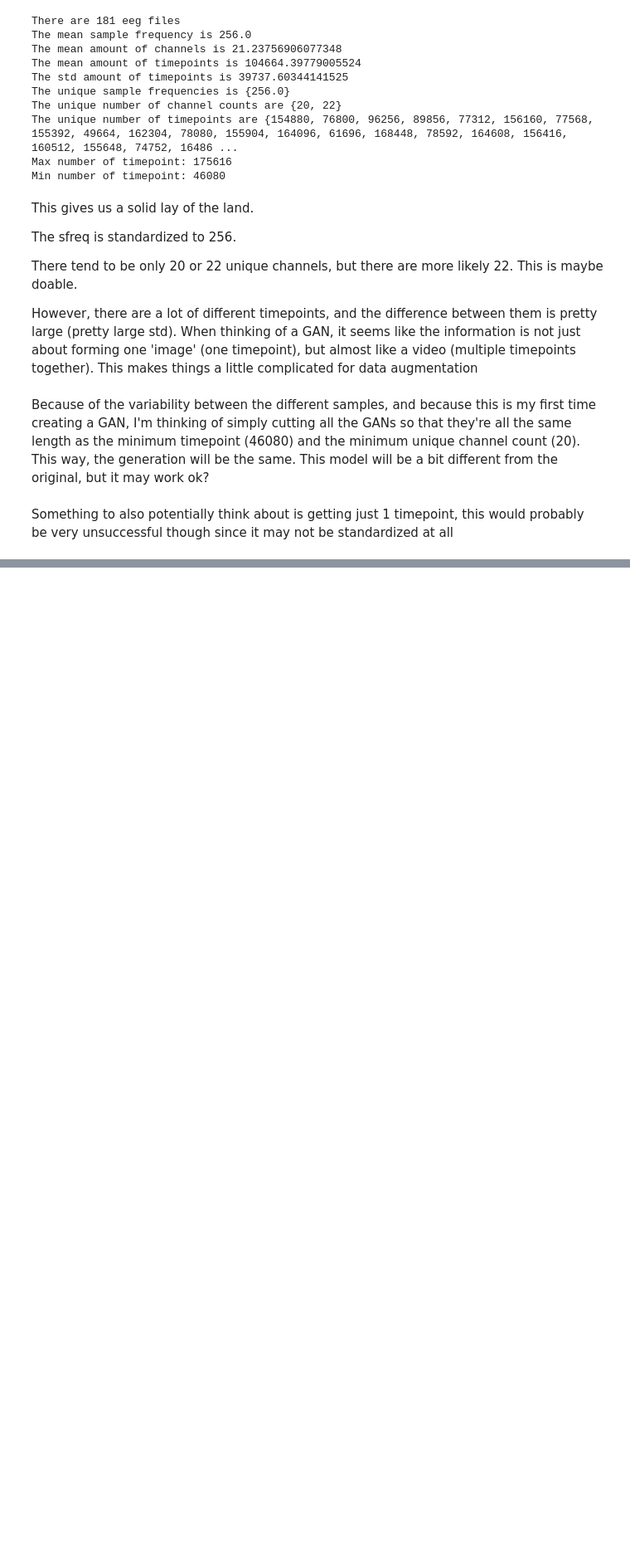
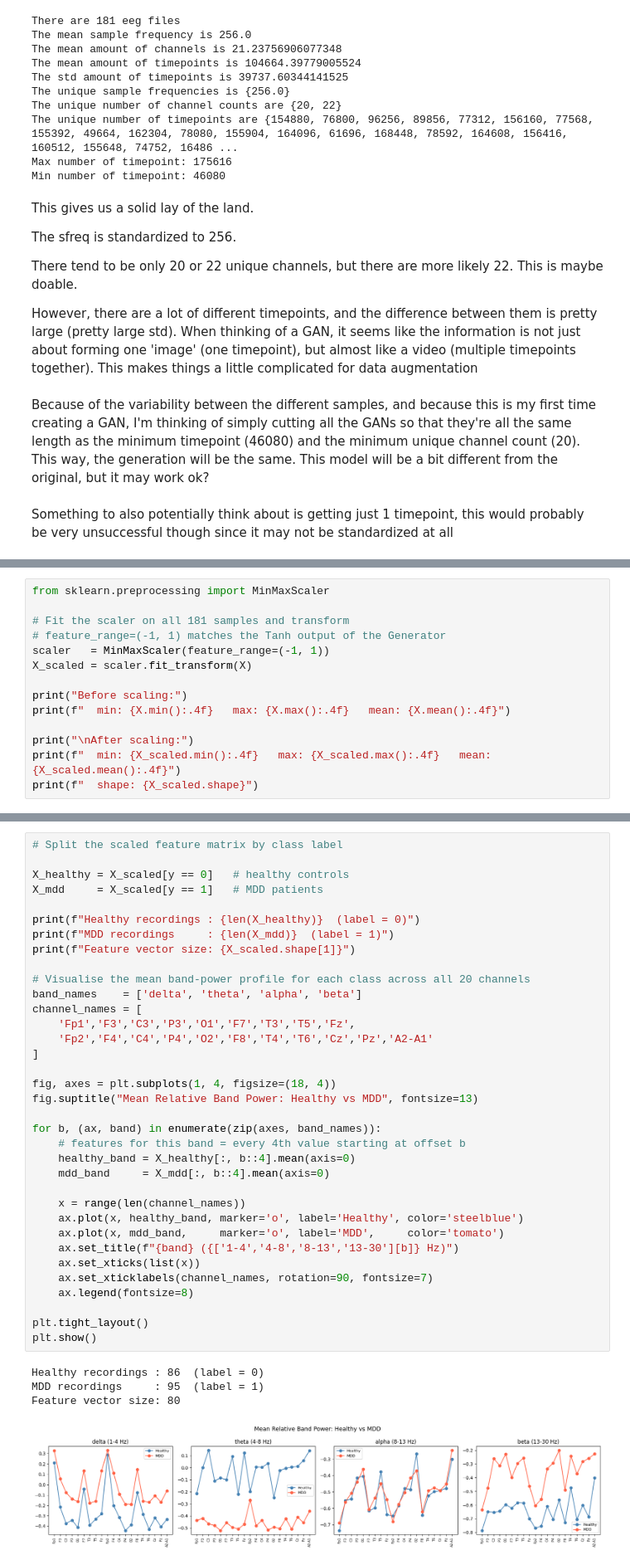
Before and after one commit to BJAngulo/MSSE-277b-final-project-, a Jupyter notebook: notebooks/EEG_GAN.ipynb, the cells around one changed output, grey strips where cells are left out. Shown at 83% size. Cells and saved outputs as stored; diff of their text form; blank space fills up the shorter version.

```diff
--- a/notebooks/EEG_GAN.ipynb
+++ b/notebooks/EEG_GAN.ipynb
@@ -172,0 +255,14 @@ Something to also potentially think about is getting just 1 timepoint, this woul
+# %%
+from sklearn.preprocessing import MinMaxScaler
+
+# Fit the scaler on all 181 samples and transform
+# feature_range=(-1, 1) matches the Tanh output of the Generator
+scaler   = MinMaxScaler(feature_range=(-1, 1))
+X_scaled = scaler.fit_transform(X)
+
+print("Before scaling:")
+print(f"  min: {X.min():.4f}   max: {X.max():.4f}   mean: {X.mean():.4f}")
+
+print("\nAfter scaling:")
+print(f"  min: {X_scaled.min():.4f}   max: {X_scaled.max():.4f}   mean: {X_scaled.mean():.4f}")
+print(f"  shape: {X_scaled.shape}")
@@ -172,0 +284,40 @@ Something to also potentially think about is getting just 1 timepoint, this woul
+# %%
+# Split the scaled feature matrix by class label
+
+X_healthy = X_scaled[y == 0]   # healthy controls
+X_mdd     = X_scaled[y == 1]   # MDD patients
+
+print(f"Healthy recordings : {len(X_healthy)}  (label = 0)")
+print(f"MDD recordings     : {len(X_mdd)}  (label = 1)")
+print(f"Feature vector size: {X_scaled.shape[1]}")
+
+# Visualise the mean band-power profile for each class across all 20 channels
+band_names    = ['delta', 'theta', 'alpha', 'beta']
+channel_names = [
+    'Fp1','F3','C3','P3','O1','F7','T3','T5','Fz',
+    'Fp2','F4','C4','P4','O2','F8','T4','T6','Cz','Pz','A2-A1'
+]
+
+fig, axes = plt.subplots(1, 4, figsize=(18, 4))
+fig.suptitle("Mean Relative Band Power: Healthy vs MDD", fontsize=13)
+
+for b, (ax, band) in enumerate(zip(axes, band_names)):
+    # features for this band = every 4th value starting at offset b
+    healthy_band = X_healthy[:, b::4].mean(axis=0)
+    mdd_band     = X_mdd[:, b::4].mean(axis=0)
+
+    x = range(len(channel_names))
+    ax.plot(x, healthy_band, marker='o', label='Healthy', color='steelblue')
+    ax.plot(x, mdd_band,     marker='o', label='MDD',     color='tomato')
+    ax.set_title(f"{band} ({['1-4','4-8','8-13','13-30'][b]} Hz)")
+    ax.set_xticks(list(x))
+    ax.set_xticklabels(channel_names, rotation=90, fontsize=7)
+    ax.legend(fontsize=8)
+
+plt.tight_layout()
+plt.show()
+# %% [output]
+Healthy recordings : 86  (label = 0)
+MDD recordings     : 95  (label = 1)
+Feature vector size: 80
+[figure, added]
```
Also changed, not shown: parts of 6 cells of this notebook, 7 other files.
